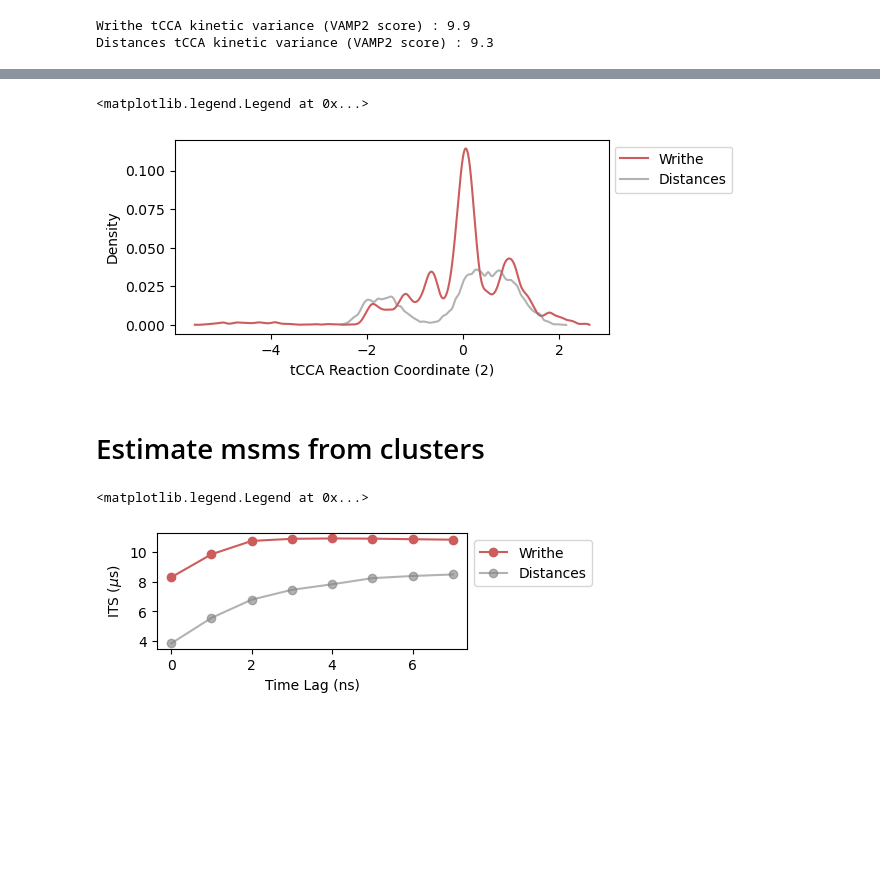
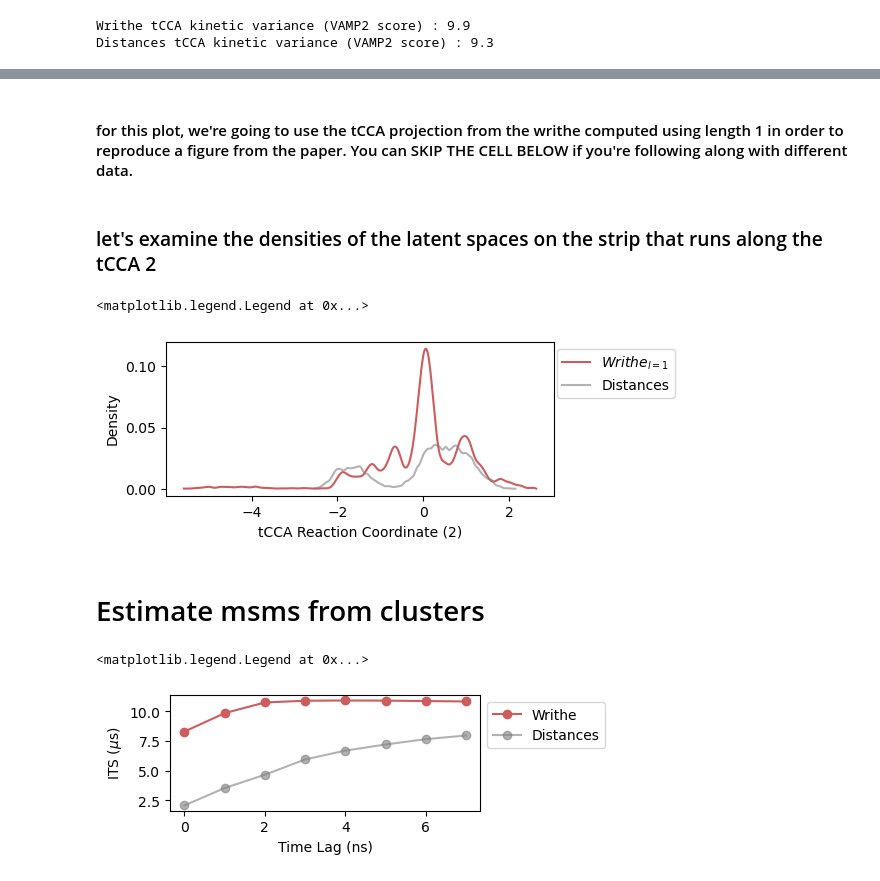
Before and after one commit to tommysisk/writhe_tools, a Jupyter notebook: examples/writhe_demo.ipynb, the cells around one changed output, grey strips where cells are left out. Cells and saved outputs as stored; diff of their text form; code cells hidden in the pictures; blank space fills up the shorter version.

```diff
--- a/examples/writhe_demo.ipynb
+++ b/examples/writhe_demo.ipynb
@@ -112,11 +134,13 @@ frames = [frames[i] for i in indices]
 # %% [markdown]
 ### Compute distances, perform tCCA
 # %%
+from writhe_tools.md_tools import ResidueDistances
+
+# # WARNING ; this class computes distances in its init statement (no modifications can be made to the computation regardless)
 distances = ResidueDistances(index_0=np.arange(71), traj=traj, chain_id_0="ACTR")
-# WARNING ; this class computes distances in its init statement
 
 # perform tCCA, project distances
-distance_tcca = tCCA(data=distances.distances, lag=35, dim=10)
+distance_tcca = tCCA(data=distances.distances, lag=35, dim=3)
 distances_proj = distance_tcca.fit_transform()
 
 # optionally save results
@@ -125,4 +149,4 @@ distances.save("./example_results/distances_data_dict.pkl")
 # then the distances class can be restored for analysis / plotting
 distances = ResidueDistances.load("./example_results/distances_data_dict.pkl")
 
-#dtraj_distances = Kmeans(distances_proj, n_clusters=40, n_dim=5)[0]
+distances_dtraj = Kmeans(distances_proj, n_clusters=45, n_dim=3)[0]
@@ -231,0 +235,2 @@ proj = np.load("./example_results/writhe_tcca_proj_length_1_lag_31.npy")
+# %% [markdown]
+ #### for this plot, we're going to use the tCCA projection from the writhe computed using length 1 in order to reproduce a figure from the paper. You can SKIP THE CELL BELOW if you're following along with different data.
@@ -232,28 +251,23 @@ proj = np.load("./example_results/writhe_tcca_proj_length_1_lag_31.npy")
+# %% [markdown]
+ ### let's examine the densities of the latent spaces on the strip  that runs along the tCCA 2
 # %%
-from scipy import interpolate
-def smooth_hist(x, bins=70, samples=10000):
-    p, _, _, edges = pmf(x, bins, norm=True)
-    f = interpolate.interp1d(edges, p, kind="cubic")
-    x = np.linspace(edges[0], edges[-1], samples)
-    return x, f(x)
+from writhe_tools.stats import smooth_hist
 
-plt.figure(figsize=figsize)
+plt.figure(figsize=(5,2))
 idx = proj[:, 0] < -.1
 
-plt.plot(*smooth_hist(proj[:, 1][idx]),
+plt.plot(*smooth_hist(proj[:, 1][idx], bins=70, samples=10000),
          color='indianred',
-         label="Writhe")
+         label=r"$Writhe_{l=1}$")
 
-plt.plot(*smooth_hist(distances_proj[:, 1][idx]),
+plt.plot(*smooth_hist(distances_proj[:, 1][idx], bins=70, samples=10000),
          color="gray",
          alpha=.6,
          label="Distances")
 
 plt.xlabel("tCCA Reaction Coordinate (2)")
 plt.ylabel("Density")
-plt.legend(bbox_to_anchor=[1.3,1])
+plt.legend(bbox_to_anchor=[1.33,1])
 # %% [output]
 <matplotlib.legend.Legend at 0x...>
-[figure, old version]
+[figure, new version]
-# %% [markdown]
- # Estimate msms from clusters
@@ -263,19 +274,2 @@ distance_msm = MarkovModel.load("/home/t/writhe/actr/msm/distance_msm_long").est
-# %%
-plt.figure(figsize=(4, 1.5))
-plt.plot(writhe_msm.msm["its_est"][0]*1e-3,
-         color='indianred',
-         label="Writhe",
-         marker="o")
-
-plt.plot(distance_msm.msm["its_est"][0]*1e-3,
-         color="gray",
-         alpha=.6,
-         label="Distances",
-         marker="o")
-
-plt.xlabel("Time Lag (ns)")
-plt.ylabel(r"ITS ($\mu$s)")
-plt.legend(bbox_to_anchor=[1,1])
-# %% [output]
-<matplotlib.legend.Legend at 0x...>
-[figure, removed]
+# %% [markdown]
+ # Estimate msms from clusters
@@ -281,0 +288,19 @@ plt.legend(bbox_to_anchor=[1,1])
+# %%
+plt.figure(figsize=(4, 1.5))
+plt.plot(writhe_msm.msm["its_est"][0]*1e-3, #convert to microseconds
+         color='indianred',
+         label="Writhe",
+         marker="o")
+
+plt.plot(distances_msm.msm["its_est"][0]*1e-3, #convert to microseconds
+         color="gray",
+         alpha=.6,
+         label="Distances",
+         marker="o")
+
+plt.xlabel("Time Lag (ns)")
+plt.ylabel(r"ITS ($\mu$s)")
+plt.legend(bbox_to_anchor=[1,1])
+# %% [output]
+<matplotlib.legend.Legend at 0x...>
+[figure, added]
```
Also changed, not shown: parts of 34 cells of this notebook, 9 other files.
